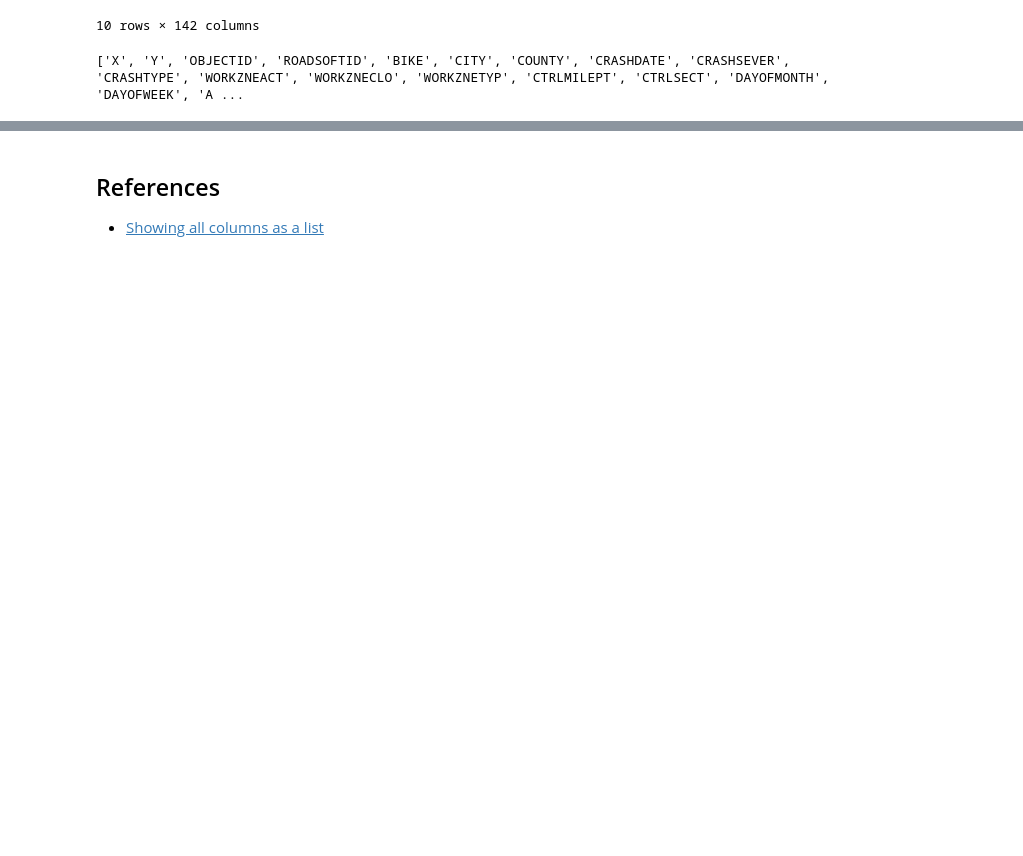
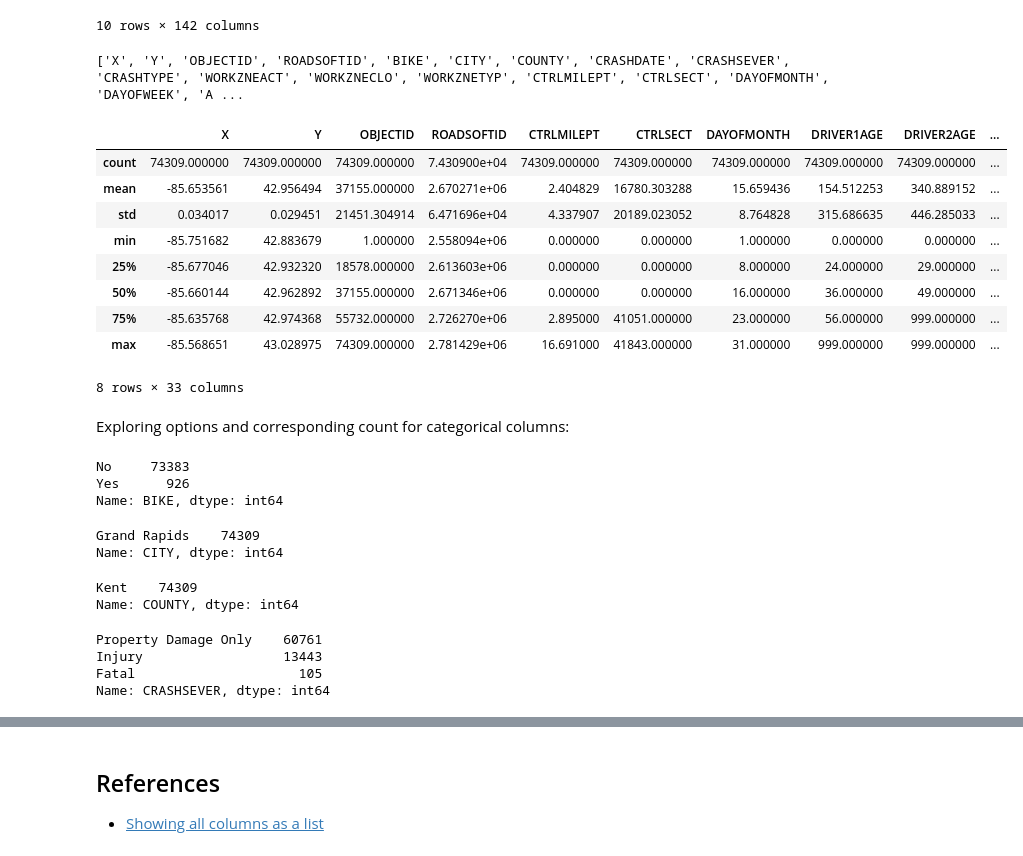
Before and after one commit to KMere21/grcrash, a Jupyter notebook: GRCrash_DataCleaning_Exploration.ipynb, the cells around one changed output, grey strips where cells are left out. Cells and saved outputs as stored; diff of their text form; code cells hidden in the pictures; blank space fills up the shorter version.

```diff
--- a/GRCrash_DataCleaning_Exploration.ipynb
+++ b/GRCrash_DataCleaning_Exploration.ipynb
@@ -228,3 +231,45 @@ crash_df.sample(10)
 print(crash_df.columns.tolist())
 # %% [output]
 ['X', 'Y', 'OBJECTID', 'ROADSOFTID', 'BIKE', 'CITY', 'COUNTY', 'CRASHDATE', 'CRASHSEVER', 'CRASHTYPE', 'WORKZNEACT', 'WORKZNECLO', 'WORKZNETYP', 'CTRLMILEPT', 'CTRLSECT', 'DAYOFMONTH', 'DAYOFWEEK', 'A ...
+# %%
+crash_df.describe()
+# %% [output]
+|  | X | Y | OBJECTID | ROADSOFTID | CTRLMILEPT | CTRLSECT | DAYOFMONTH | DRIVER1AGE | DRIVER2AGE | ... |
+| count | 74309.000000 | 74309.000000 | 74309.000000 | 7.430900e+04 | 74309.000000 | 74309.000000 | 74309.000000 | 74309.000000 | 74309.000000 | ... |
+| mean | -85.653561 | 42.956494 | 37155.000000 | 2.670271e+06 | 2.404829 | 16780.303288 | 15.659436 | 154.512253 | 340.889152 | ... |
+| std | 0.034017 | 0.029451 | 21451.304914 | 6.471696e+04 | 4.337907 | 20189.023052 | 8.764828 | 315.686635 | 446.285033 | ... |
+| min | -85.751682 | 42.883679 | 1.000000 | 2.558094e+06 | 0.000000 | 0.000000 | 1.000000 | 0.000000 | 0.000000 | ... |
+| 25% | -85.677046 | 42.932320 | 18578.000000 | 2.613603e+06 | 0.000000 | 0.000000 | 8.000000 | 24.000000 | 29.000000 | ... |
+| 50% | -85.660144 | 42.962892 | 37155.000000 | 2.671346e+06 | 0.000000 | 0.000000 | 16.000000 | 36.000000 | 49.000000 | ... |
+| 75% | -85.635768 | 42.974368 | 55732.000000 | 2.726270e+06 | 2.895000 | 41051.000000 | 23.000000 | 56.000000 | 999.000000 | ... |
+| max | -85.568651 | 43.028975 | 74309.000000 | 2.781429e+06 | 16.691000 | 41843.000000 | 31.000000 | 999.000000 | 999.000000 | ... |
+8 rows × 33 columns
+# %% [markdown]
+Exploring options and corresponding count for categorical columns:
+# %%
+#bike involvement
+crash_df['BIKE'].value_counts()
+# %% [output]
+No     73383
+Yes      926
+Name: BIKE, dtype: int64
+# %%
+#city crash occurred in, all Grand Rapids
+crash_df['CITY'].value_counts()
+# %% [output]
+Grand Rapids    74309
+Name: CITY, dtype: int64
+# %%
+#count of crash, all Kent
+crash_df['COUNTY'].value_counts()
+# %% [output]
+Kent    74309
+Name: COUNTY, dtype: int64
+# %%
+#crash severity
+crash_df['CRASHSEVER'].value_counts()
+# %% [output]
+Property Damage Only    60761
+Injury                  13443
+Fatal                     105
+Name: CRASHSEVER, dtype: int64
```
Also changed, not shown: parts of 22 cells of this notebook, 1 other file.
